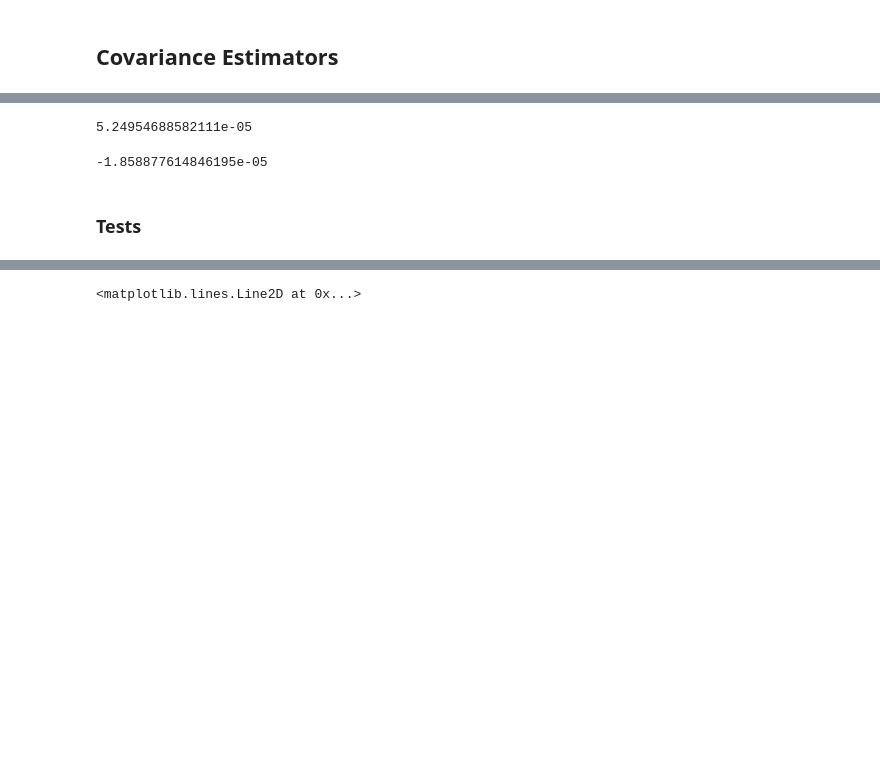
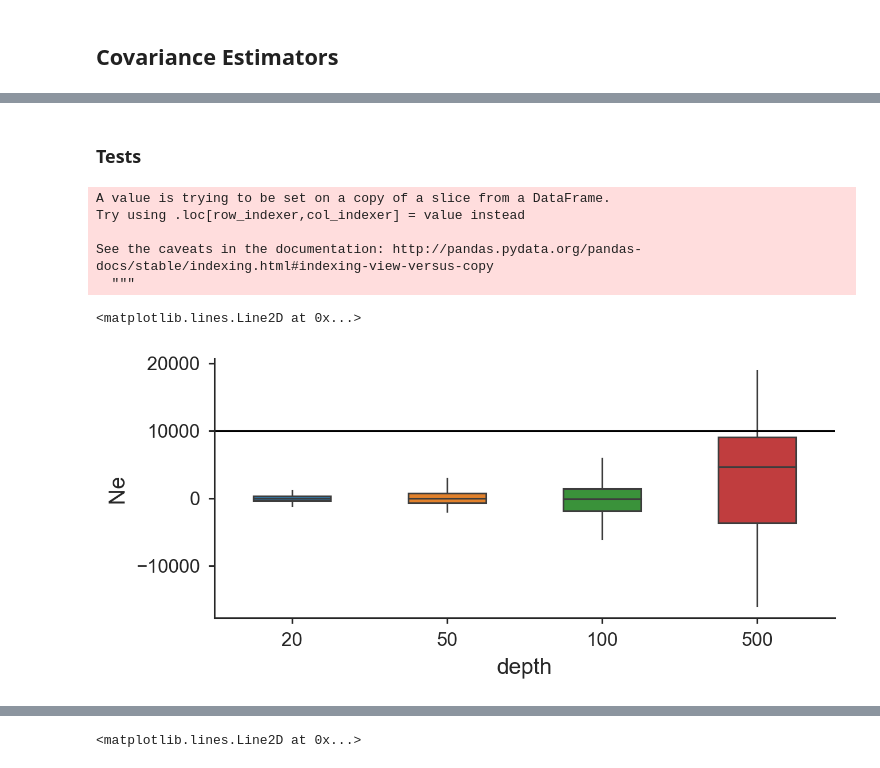
Before and after one commit to vsbuffalo/cvtk, a Jupyter notebook: notebooks/covariance-estimation.ipynb, the cells around one changed output, grey strips where cells are left out. Saved outputs shown, nothing was run; the diff lists cells and outputs as text; code cells hidden in the pictures; blank space fills up the shorter version.

```diff
--- a/notebooks/covariance-estimation.ipynb
+++ b/notebooks/covariance-estimation.ipynb
@@ -41,18 +52,3 @@ pop_freqs = wright_fisher(1000, 10000, 60, swap=False)
-# %%
-counts, depth = sample_depth(pop_freqs, 200, diploids=100, poisson=True)
-freqs = counts / depth
-
-np.diag(temporal_cov(freqs, depth, diploids=100, weighted=True, center=False), k=-1).mean()
-# %% [output]
-5.24954688582111e-05
-# %%
-counts, depth = sample_depth(pop_freqs, 200, poisson=True)
-freqs = counts / depth
-
-#0.5 / np.diag(tempcov(freqs, depth,  weighted=True, center=False)).mean()
-np.diag(temporal_cov(freqs, depth, weighted=True, center=False), k=-1).mean()
-# %% [output]
--1.858877614846195e-05
 # %% [markdown]
 ### Tests
 # %%
@@ -63,26 +59,32 @@ def param_grid(**params):
 def mean_diag(covs, k=0):
     return np.nanmean(np.diag(covs, k=k))
 
-grid = param_grid(N=[100, 1000],
-                  L=[50, 100, 500],
+grid = param_grid(N=[100, 1000, 10e3, 10e4],
+                  L=[500, 1000, 2000],
                   ngens=[10],
                   depth=[20, 50, 100, 500],
-                  diploids=[0, 20, 50, 100, 500],
+                  #diploids=[0],
                   rep=range(100),
-                  poisson=[True, False],
-                  weighted=[True, False],
-                  center=[True, False])
+                  poisson=[False],
+                  weighted=[False],
+                  center=[True])
 
 for params in grid:
     if params['weighted'] and params['center']:
         # not feasible combination, ignore
         continue
     freqs, sample_freqs, counts, depth = wright_fisher_sample(**params)
-    diploids = params['diploids'] if params['diploids'] != 0 else None
-    sample_covmat = temporal_cov(sample_freqs, depths=depth, diploids=diploids, weighted=params['weighted'], center=params['center'])
+    #diploids = params['diploids'] if params['diploids'] != 0 else None
+    sample_covmat = temporal_cov(sample_freqs, depths=depth, diploids=None, weighted=params['weighted'], center=params['center'])
     covmat = temporal_cov(freqs, center=params['center'])
-    params['offdiag'] = np.nanmean(np.diag(covmat, k=1).mean())
-    params['diag'] = np.nanmean(np.diag(covmat).mean())
+    #params['sample_freqs'] = sample_freqs
+    #params['counts'] = counts
+    #params['depth'] = depth
+    params['covmat'] = covmat
+    params['sample_covmat'] = sample_covmat
+    params['uncorrected_sample_covmat'] = np.cov(cov.calc_deltas(sample_freqs[np.newaxis, ...])[0, ...])
+    params['offdiag'] = np.nanmean(np.diag(covmat, k=1))
+    params['diag'] = np.nanmean(np.diag(covmat))
     params['sample_offdiag'] = np.nanmean(np.diag(sample_covmat, k=1))
     params['sample_diag'] = np.nanmean(np.diag(sample_covmat))
 # %%
@@ -92,0 +93,16 @@ res.to_csv('params.csv', index=False)
+# %%
+plt.style.use('buffalo.mplstyle')
+N =10e3
+fig, ax = plt.subplots(figsize=(7, 3))
+d = stats.loc[(stats['L'] == 2000) & (stats['N'] == N)]
+d['Ne'] = 0.5 / d[['sample_diag']].values
+sns.boxplot(x='depth', y='Ne', data=d, width=.5)
+plt.axhline(N, c='k')
+# %% [output]
+A value is trying to be set on a copy of a slice from a DataFrame.
+Try using .loc[row_indexer,col_indexer] = value instead
+
+See the caveats in the documentation: http://pandas.pydata.org/pandas-docs/stable/indexing.html#indexing-view-versus-copy
+  """
+<matplotlib.lines.Line2D at 0x...>
+[figure, added]
```
Also changed, not shown: parts of 8 cells of this notebook, 2 other files.
